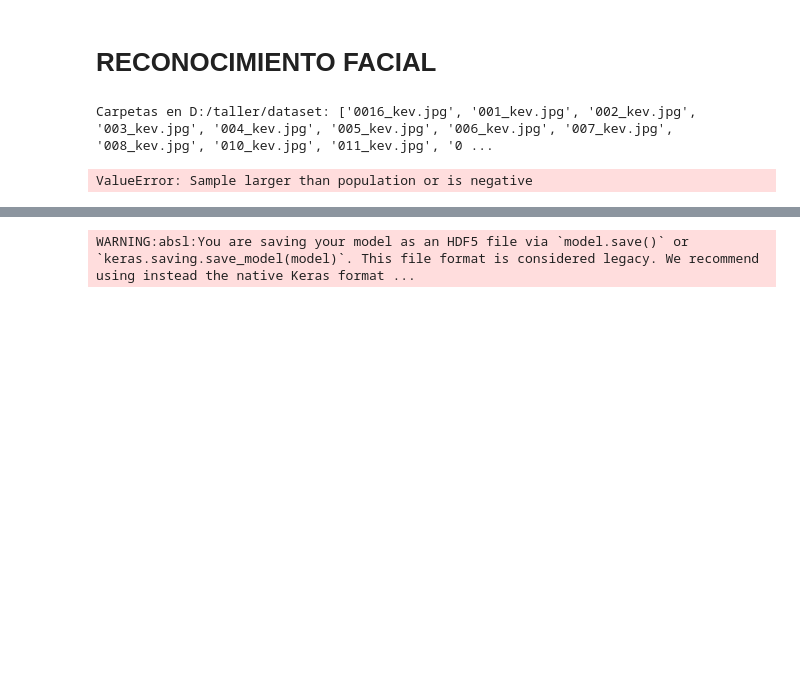
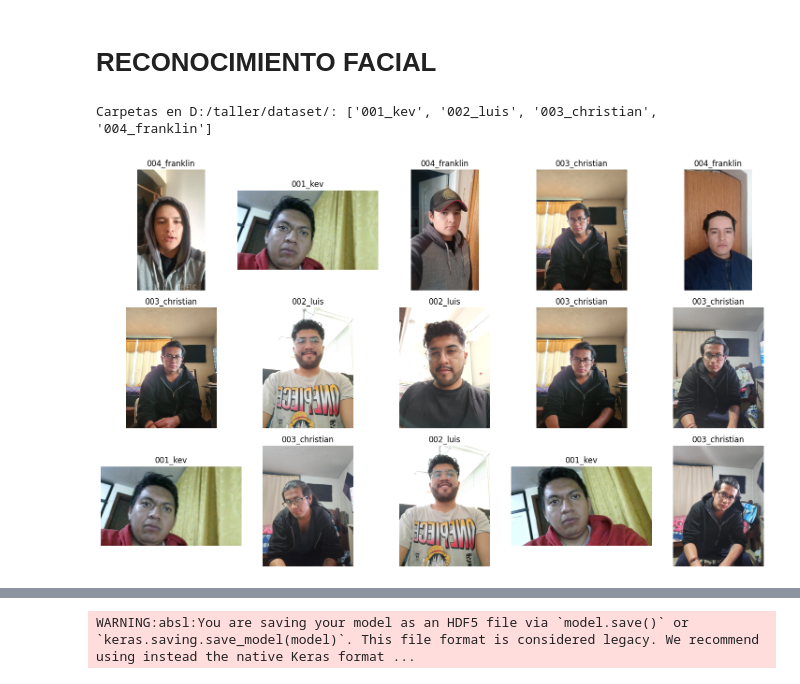
Before and after one commit to KevinDaniel97/taller-red-siamesa, a Jupyter notebook: reconocimmientoFacial/EntrenamientoRF.ipynb, the cells around one changed output, grey strips where cells are left out. Cells and saved outputs as stored; diff of their text form; code cells hidden in the pictures; blank space fills up the shorter version.

```diff
--- a/reconocimmientoFacial/EntrenamientoRF.ipynb
+++ b/reconocimmientoFacial/EntrenamientoRF.ipynb
@@ -17,7 +17,7 @@ import matplotlib.pyplot as plt
 import matplotlib.image as mpimg
 
 # Rutas de los datos
-fotos_mias = "D:/taller/dataset"  # Tus fotos
+fotos_mias = "D:/taller/dataset/"  # Tus fotos
 if not os.path.exists(fotos_mias):
     print(f"⚠️ Error: La carpeta '{fotos_mias}' no existe.")
 else:
@@ -31,35 +31,39 @@ fotos_mias_folders = os.listdir(fotos_mias)
 
 # Seleccionar 15 imágenes aleatorias
 total_images = 15
 selected_images = []
 
 # Seleccionar imágenes de fotos_mias
 for folder in fotos_mias_folders:
     folder_path = os.path.join(fotos_mias, folder)
     if os.path.isdir(folder_path):
         images = os.listdir(folder_path)
         for img in images:
             selected_images.append((os.path.join(folder_path, img), folder))
 
+if len(selected_images) < total_images:
+    print(f"⚠️ Advertencia: Solo hay {len(selected_images)} imágenes disponibles, no {total_images}. Se usarán todas las disponibles.")
+    total_images = len(selected_images)  # Ajustar total_images a la cantidad real disponible
 
+selected_images = random.sample(selected_images, total_images)
 # Seleccionar 15 imágenes aleatorias
 selected_images = random.sample(selected_images, total_images)
 
 # Plotear las imágenes
 fig, axes = plt.subplots(3, 5, figsize=(15, 9))
 axes = axes.flatten()
 
 for (img_path, label), ax in zip(selected_images, axes):
     img = mpimg.imread(img_path)
     ax.imshow(img)
     ax.set_title(label)
     ax.axis('off')
 
 plt.tight_layout()
 plt.show()
 # %% [output]
-Carpetas en D:/taller/dataset: ['0016_kev.jpg', '001_kev.jpg', '002_kev.jpg', '003_kev.jpg', '004_kev.jpg', '005_kev.jpg', '006_kev.jpg', '007_kev.jpg', '008_kev.jpg', '010_kev.jpg', '011_kev.jpg', '0 ...
+Carpetas en D:/taller/dataset/: ['001_kev', '002_luis', '003_christian', '004_franklin']
-ValueError: Sample larger than population or is negative
+[figure, added]
 # %%
 import os
 import numpy as np
```
Also changed, not shown: parts of 6 cells of this notebook.
